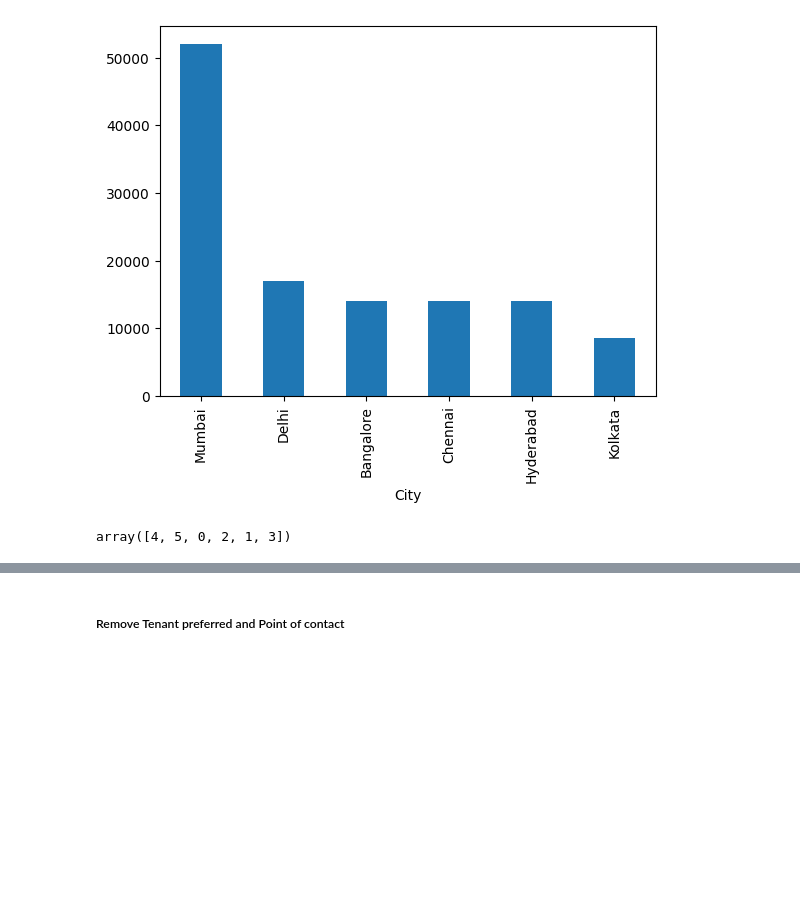
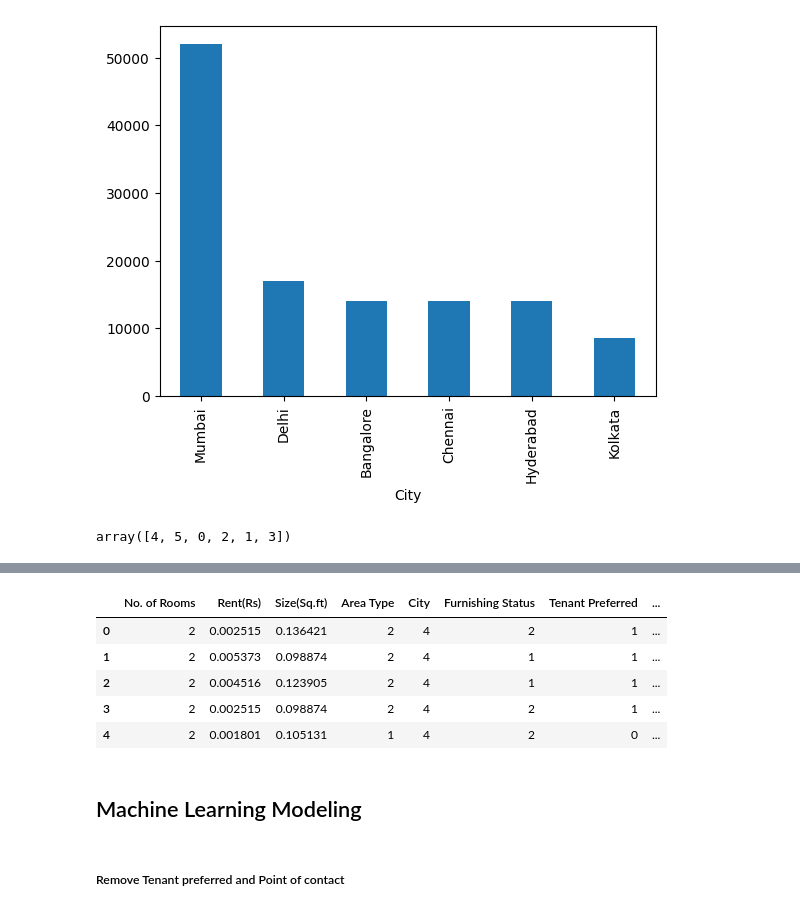
Before and after one commit to Elisha-George/Rent-Prediction__Using-Data-Science, a Jupyter notebook: IDS_Pandas_File.ipynb, the cells around one changed output, grey strips where cells are left out. Saved outputs shown, nothing was run; the diff lists cells and outputs as text; code cells hidden in the pictures; blank space fills up the shorter version.

```diff
--- a/IDS_Pandas_File.ipynb
+++ b/IDS_Pandas_File.ipynb
@@ -566,0 +590,5 @@ array([4, 5, 0, 2, 1, 3])
+# %%
+#min-max scale
+from sklearn.preprocessing import minmax_scale
+
+all_data["Rent(Rs)"] = minmax_scale(all_data["Rent(Rs)"])
@@ -567,2 +610,15 @@ array([4, 5, 0, 2, 1, 3])
+# %%
+all_data["Size(Sq.ft)"] = minmax_scale(all_data["Size(Sq.ft)"])
+# %%
+all_data.head()
+# %% [output]
+|  | No. of Rooms | Rent(Rs) | Size(Sq.ft) | Area Type | City | Furnishing Status | Tenant Preferred | ... |
+| 0 | 2 | 0.002515 | 0.136421 | 2 | 4 | 2 | 1 | ... |
+| 1 | 2 | 0.005373 | 0.098874 | 2 | 4 | 1 | 1 | ... |
+| 2 | 2 | 0.004516 | 0.123905 | 2 | 4 | 1 | 1 | ... |
+| 3 | 2 | 0.002515 | 0.098874 | 2 | 4 | 2 | 1 | ... |
+| 4 | 2 | 0.001801 | 0.105131 | 1 | 4 | 2 | 0 | ... |
+# %% [markdown]
+## Machine Learning Modeling
 # %% [markdown]
 ##### Remove Tenant preferred and Point of contact
```
Also changed, not shown: parts of 3 cells of this notebook.
